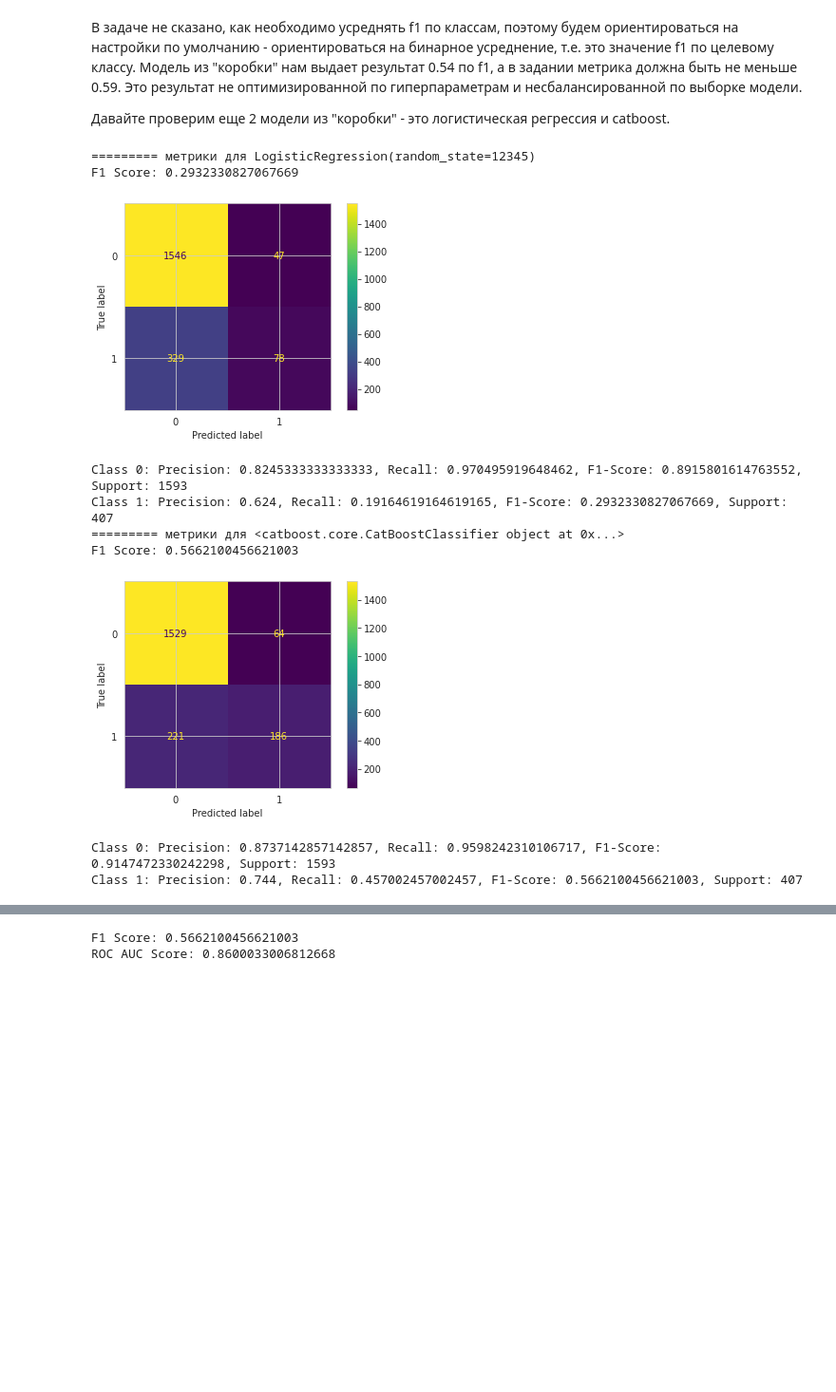
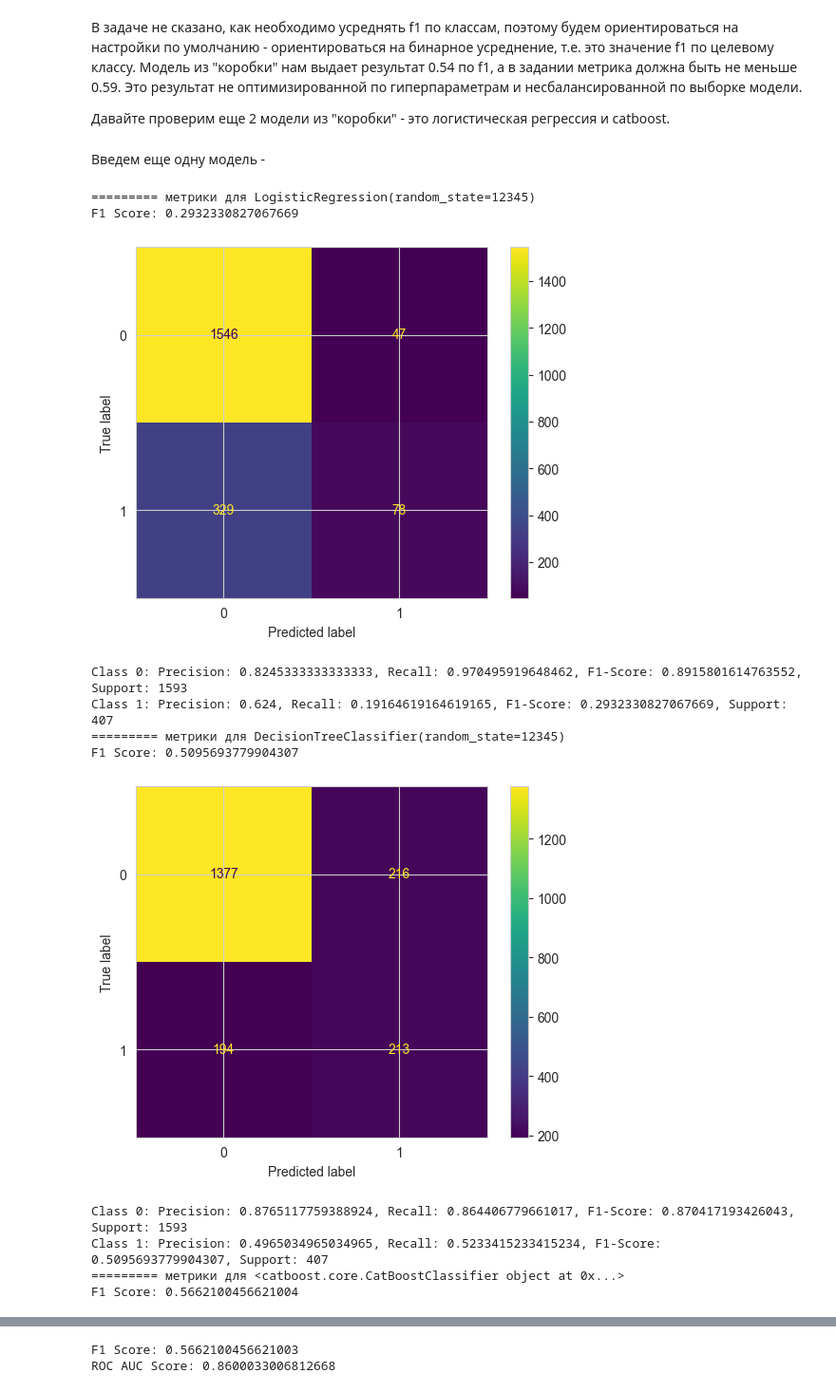
Before and after one commit to droogg/jandex_supervised_learning, a Jupyter notebook: supervised_lerning_project.ipynb, the cells around one changed output, grey strips where cells are left out. Shown at 95% size. Drawn from its saved outputs; the diff is of its cells as text; code cells hidden in the pictures; blank space fills up the shorter version.

```diff
--- a/supervised_lerning_project.ipynb
+++ b/supervised_lerning_project.ipynb
@@ -97,7 +98,7 @@ from sklearn.utils import shuffle
 
 import re
 # %%
-df = pd.read_csv("/datasets/Churn.csv")
+df = pd.read_csv("dataset/Churn.csv")
 df.head()
 # %% [output]
 |  | RowNumber | CustomerId | Surname | CreditScore | Geography | Gender | Age | Tenure | Balance | ... |
@@ -390,26 +391,32 @@ Class 1: Precision: 0.7171314741035857, Recall: 0.44226044226044225, F1-Score: 0
 Модель из "коробки" нам выдает результат 0.54 по f1, а в задании метрика должна быть не меньше 0.59. Это результат не оптимизированной по гиперпараметрам и несбалансированной по выборке модели.
 
 Давайте проверим еще 2 модели из "коробки" - это логистическая регрессия и catboost.
+# %% [markdown]
+Введем еще одну модель -
 # %%
-clfs = [LogisticRegression(random_state=12345), CatBoostClassifier(verbose=False, task_type='CPU', random_state=12345)]
+clfs = [LogisticRegression(random_state=12345),
+        DecisionTreeClassifier(random_state=12345),
+        CatBoostClassifier(verbose=False, task_type='CPU', random_state=12345)]
 for clf_tmp in clfs:
 
     pipeline_tmp = Pipeline(steps=[
         ('preprocess', preprocessor),
         ('classofier', clf_tmp)
     ])
     print(f'========= метрики для {clf_tmp}')
     pipeline_tmp.fit(X_train, y_train)
     predictions_tmp = pipeline_tmp.predict(X_val)
     model_eval(y_val, predictions_tmp)
 # %% [output]
 ========= метрики для LogisticRegression(random_state=12345)
 F1 Score: 0.2932330827067669
-[figure, old version]
+[figure, new version]
 Class 0: Precision: 0.8245333333333333, Recall: 0.970495919648462, F1-Score: 0.8915801614763552, Support: 1593
 Class 1: Precision: 0.624, Recall: 0.19164619164619165, F1-Score: 0.2932330827067669, Support: 407
-========= метрики для <catboost.core.CatBoostClassifier object at 0x...>
-F1 Score: 0.5662100456621003
+========= метрики для DecisionTreeClassifier(random_state=12345)
+F1 Score: 0.5095693779904307
-[figure, old version]
+[figure, new version]
-Class 0: Precision: 0.8737142857142857, Recall: 0.9598242310106717, F1-Score: 0.9147472330242298, Support: 1593
-Class 1: Precision: 0.744, Recall: 0.457002457002457, F1-Score: 0.5662100456621003, Support: 407
+Class 0: Precision: 0.8765117759388924, Recall: 0.864406779661017, F1-Score: 0.870417193426043, Support: 1593
+Class 1: Precision: 0.4965034965034965, Recall: 0.5233415233415234, F1-Score: 0.5095693779904307, Support: 407
+========= метрики для <catboost.core.CatBoostClassifier object at 0x...>
+F1 Score: 0.5662100456621004
```
Also changed, not shown: parts of 8 cells of this notebook, 2 other files.
